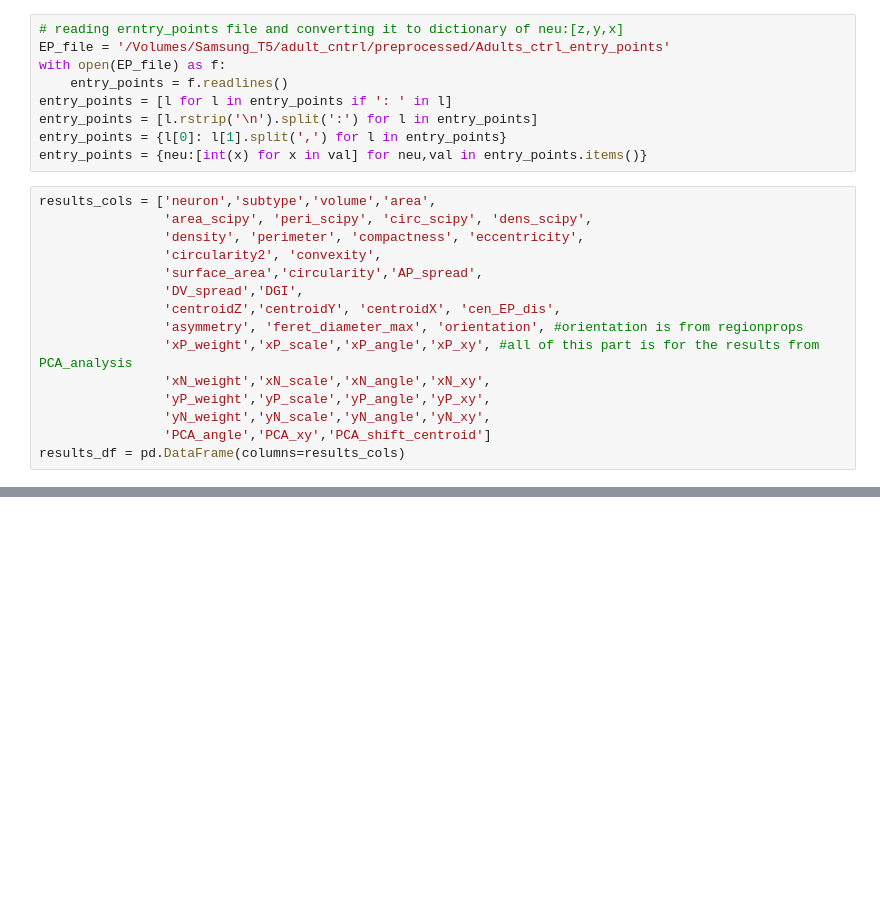
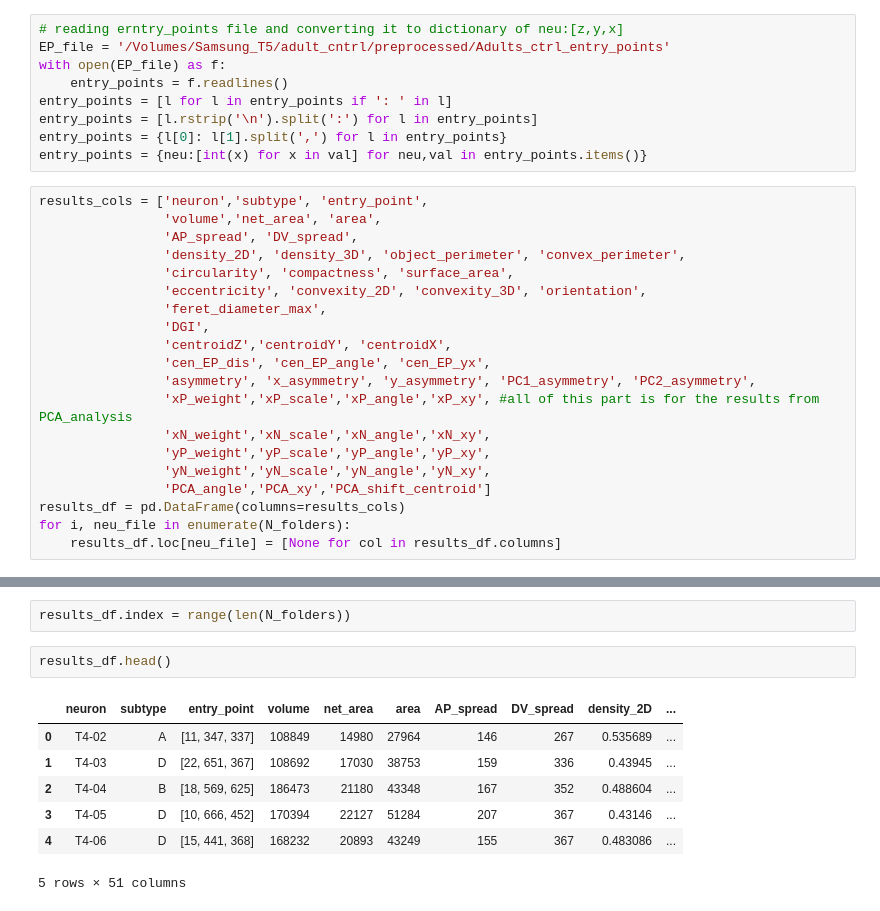
Before and after one commit to Asashou/TLI, a Jupyter notebook: pipeline/TLI_analysis/analysis_adult.ipynb, the cells around one changed output, grey strips where cells are left out. Cells and saved outputs as stored; diff of their text form; blank space fills up the shorter version.

```diff
--- a/pipeline/TLI_analysis/analysis_adult.ipynb
+++ b/pipeline/TLI_analysis/analysis_adult.ipynb
@@ -42,17 +89,22 @@ entry_points = [l.rstrip('\n').split(':') for l in entry_points]
 entry_points = {l[0]: l[1].split(',') for l in entry_points}
 entry_points = {neu:[int(x) for x in val] for neu,val in entry_points.items()}
 # %%
-results_cols = ['neuron','subtype','volume','area',
-                'area_scipy', 'peri_scipy', 'circ_scipy', 'dens_scipy',
-                'density', 'perimeter', 'compactness', 'eccentricity',
-                'circularity2', 'convexity',
-                'surface_area','circularity','AP_spread',
-                'DV_spread','DGI',
-                'centroidZ','centroidY', 'centroidX', 'cen_EP_dis',
-                'asymmetry', 'feret_diameter_max', 'orientation', #orientation is from regionprops
+results_cols = ['neuron','subtype', 'entry_point',
+                'volume','net_area', 'area',
+                'AP_spread', 'DV_spread',
+                'density_2D', 'density_3D', 'object_perimeter', 'convex_perimeter',
+                'circularity', 'compactness', 'surface_area',
+                'eccentricity', 'convexity_2D', 'convexity_3D', 'orientation',
+                'feret_diameter_max',
+                'DGI',
+                'centroidZ','centroidY', 'centroidX',
+                'cen_EP_dis', 'cen_EP_angle', 'cen_EP_yx',
+                'asymmetry', 'x_asymmetry', 'y_asymmetry', 'PC1_asymmetry', 'PC2_asymmetry',
                 'xP_weight','xP_scale','xP_angle','xP_xy', #all of this part is for the results from PCA_analysis
                 'xN_weight','xN_scale','xN_angle','xN_xy',
                 'yP_weight','yP_scale','yP_angle','yP_xy',
                 'yN_weight','yN_scale','yN_angle','yN_xy',
                 'PCA_angle','PCA_xy','PCA_shift_centroid']
 results_df = pd.DataFrame(columns=results_cols)
+for i, neu_file in enumerate(N_folders):
+    results_df.loc[neu_file] = [None for col in results_df.columns]
@@ -211,0 +275,12 @@ results_df.head()
+# %%
+results_df.index = range(len(N_folders))
+# %%
+results_df.head()
+# %% [output]
+|  | neuron | subtype | entry_point | volume | net_area | area | AP_spread | DV_spread | density_2D | ... |
+| 0 | T4-02 | A | [11, 347, 337] | 108849 | 14980 | 27964 | 146 | 267 | 0.535689 | ... |
+| 1 | T4-03 | D | [22, 651, 367] | 108692 | 17030 | 38753 | 159 | 336 | 0.43945 | ... |
+| 2 | T4-04 | B | [18, 569, 625] | 186473 | 21180 | 43348 | 167 | 352 | 0.488604 | ... |
+| 3 | T4-05 | D | [10, 666, 452] | 170394 | 22127 | 51284 | 207 | 367 | 0.43146 | ... |
+| 4 | T4-06 | D | [15, 441, 368] | 168232 | 20893 | 43249 | 155 | 367 | 0.483086 | ... |
+5 rows × 51 columns
```
Also changed, not shown: parts of 27 cells of this notebook, 3 other files.
